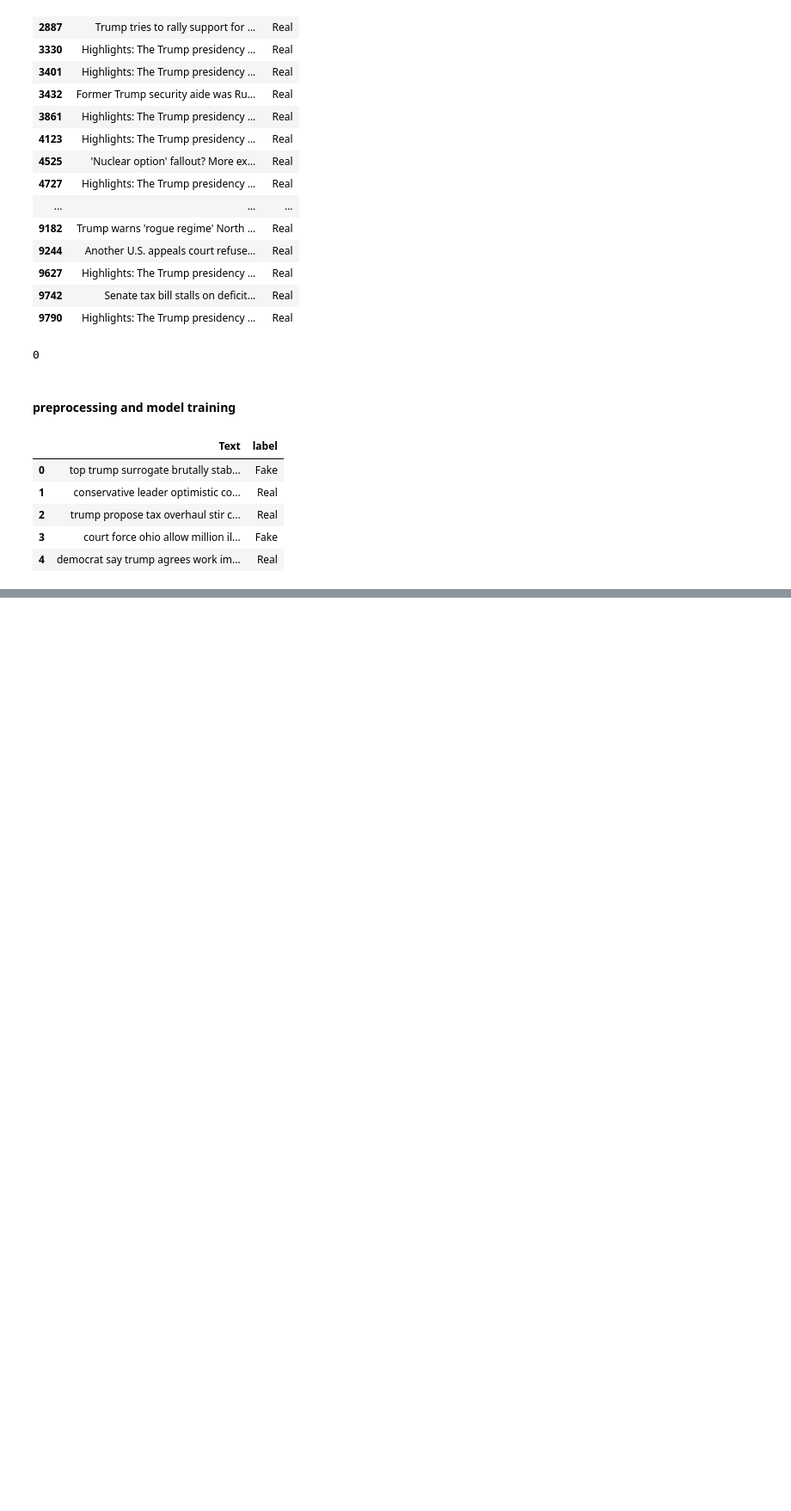
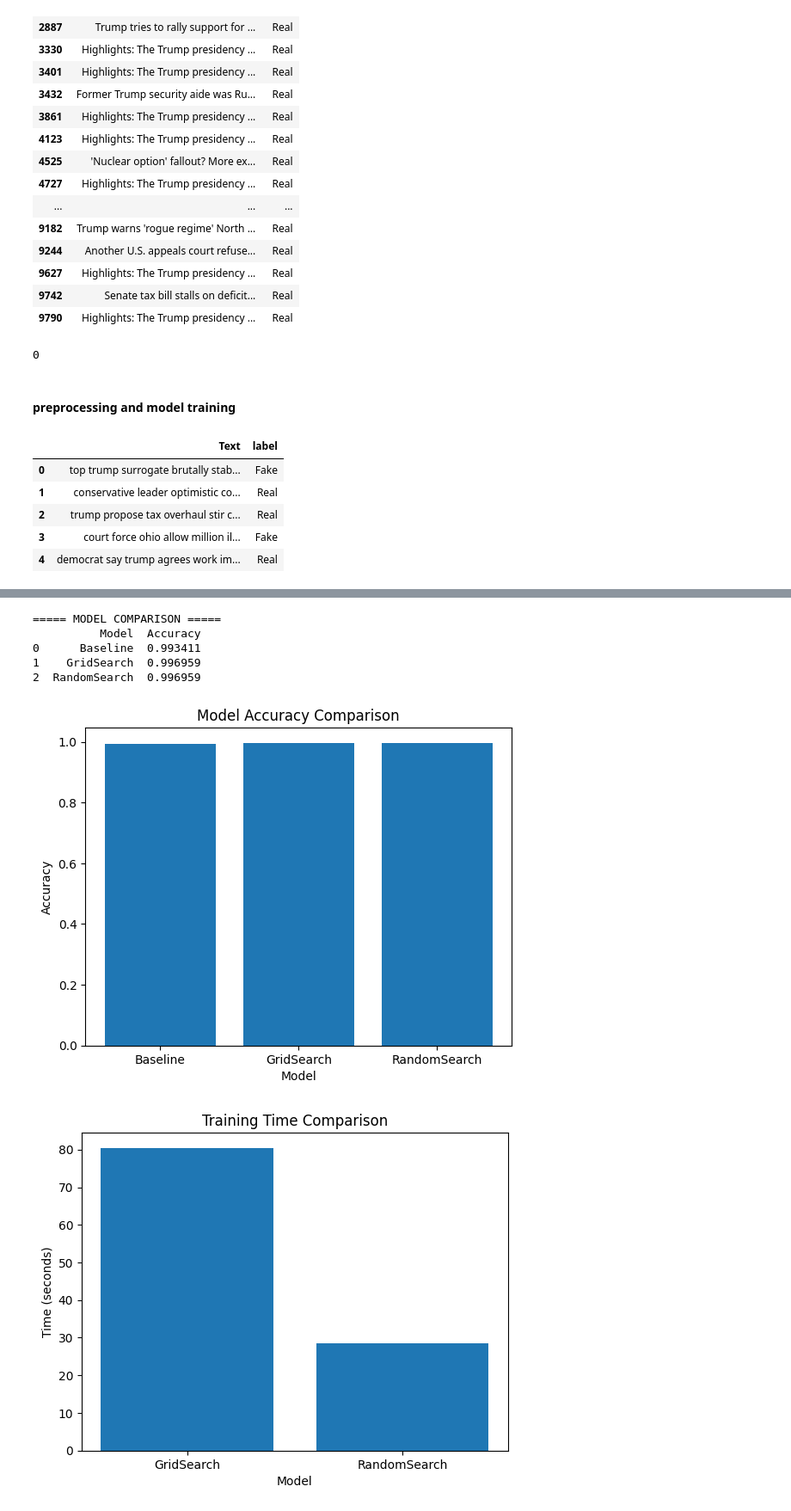
Before and after one commit to isaifullah/Intern_at_Hasnain_Karimain_Software_House, a Jupyter notebook: hyperparameter_tuning/hyperparameter_tuning.ipynb, the cells around one changed output, grey strips where cells are left out. Shown at 86% size. Drawn from its saved outputs; the diff is of its cells as text; code cells hidden in the pictures; blank space fills up the shorter version.

```diff
--- a/hyperparameter_tuning/hyperparameter_tuning.ipynb
+++ b/hyperparameter_tuning/hyperparameter_tuning.ipynb
@@ -422,0 +359,42 @@ Prediction (Tuned Model): Fake
+# %%
+# ================= COMPARISON TABLE =================
+
+comparison_df = pd.DataFrame({
+    "Model": ["Baseline", "GridSearch", "RandomSearch"],
+    "Accuracy": [baseline_acc, grid_acc, random_acc]
+})
+
+print("\n===== MODEL COMPARISON =====")
+print(comparison_df)
+# %% [output]
+===== MODEL COMPARISON =====
+          Model  Accuracy
+0      Baseline  0.993411
+1    GridSearch  0.996959
+2  RandomSearch  0.996959
+# %%
+# ================= VISUALIZATION =================
+
+# Accuracy Plot
+plt.figure()
+plt.bar(comparison_df["Model"], comparison_df["Accuracy"])
+plt.title("Model Accuracy Comparison")
+plt.xlabel("Model")
+plt.ylabel("Accuracy")
+plt.show()
+
+# Time Comparison Plot
+time_df = pd.DataFrame({
+    "Model": ["GridSearch", "RandomSearch"],
+    "Time": [grid_time, random_time]
+})
+
+plt.figure()
+plt.bar(time_df["Model"], time_df["Time"])
+plt.title("Training Time Comparison")
+plt.xlabel("Model")
+plt.ylabel("Time (seconds)")
+plt.show()
+# %% [output]
+[figure, added]
+[figure, added]
```
Also changed, not shown: parts of 19 cells of this notebook, 1 other file.
